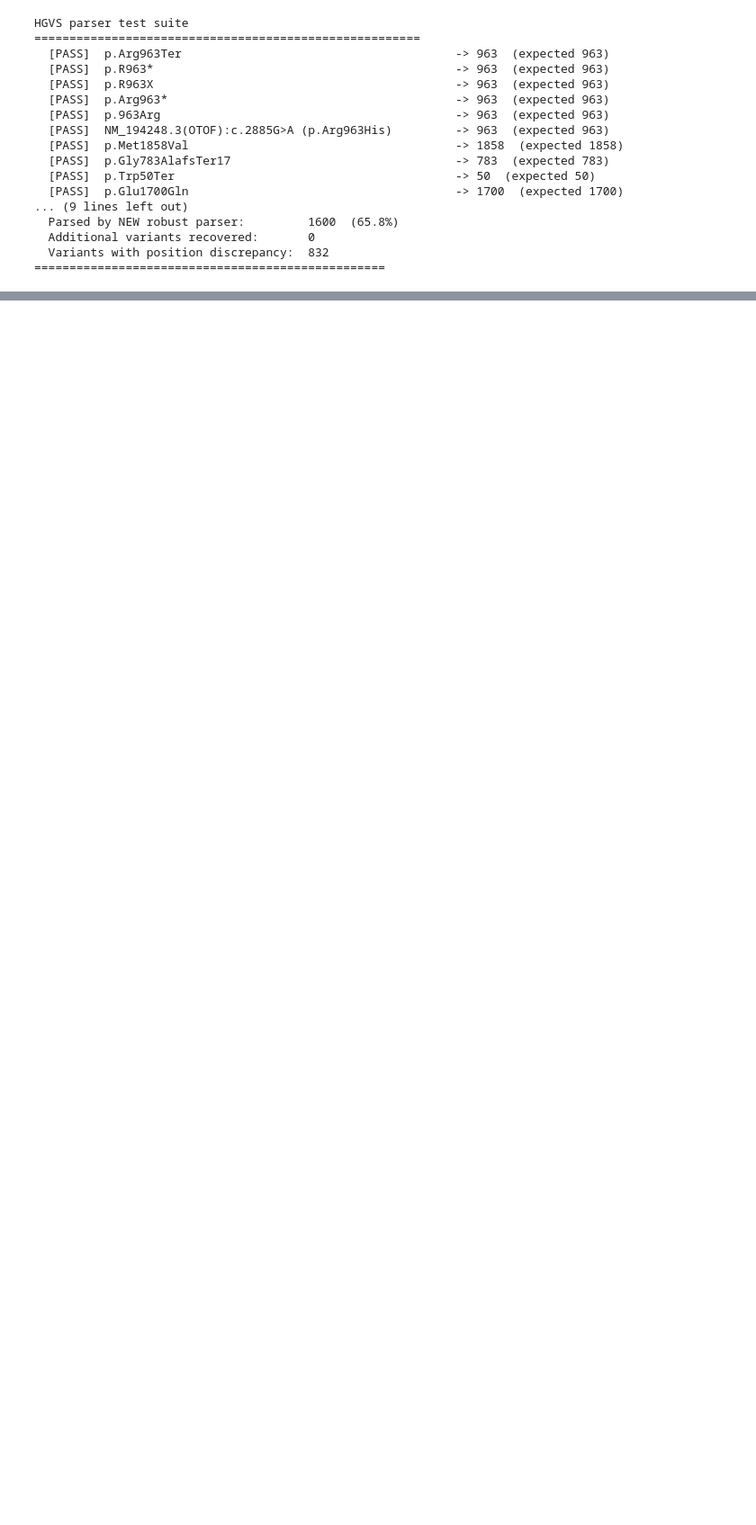
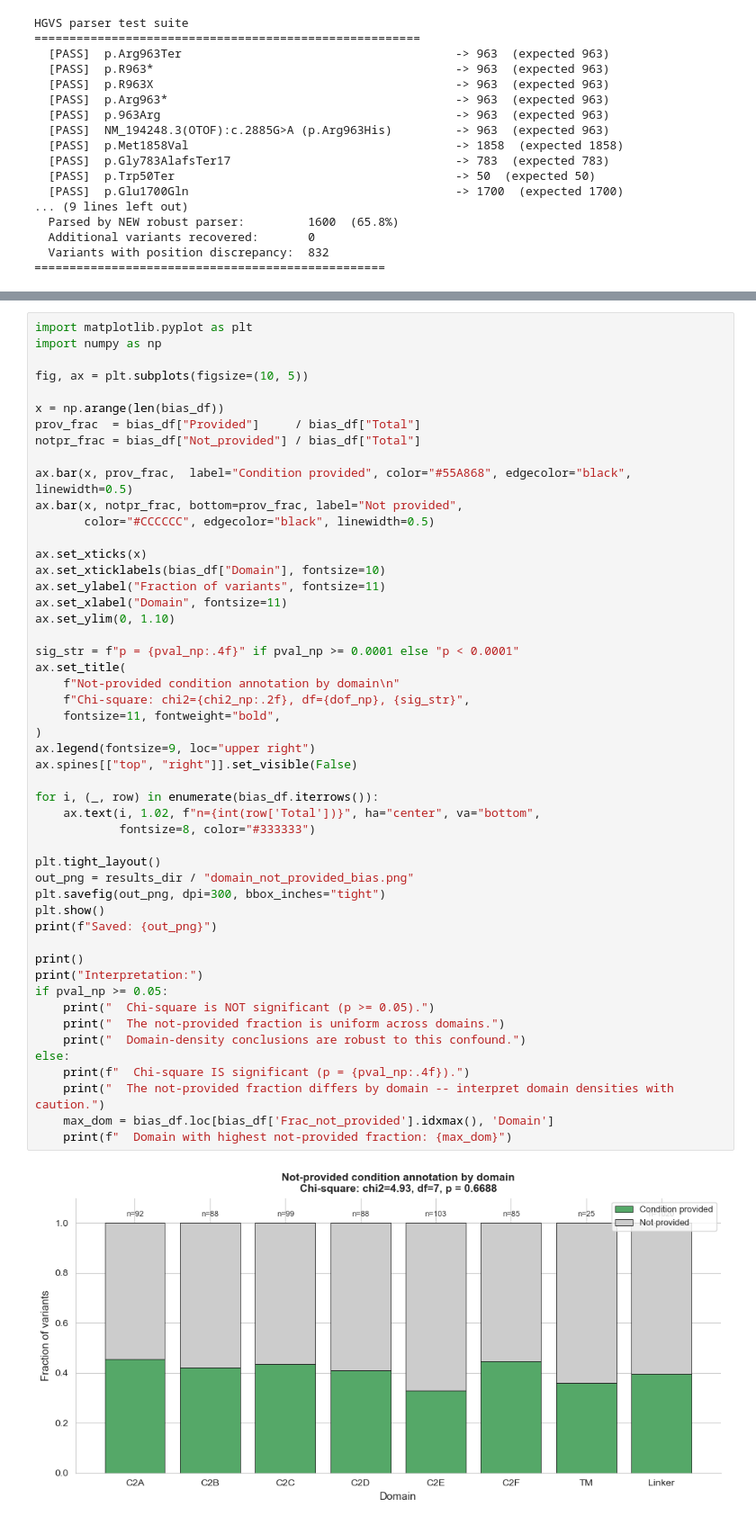
Before and after one commit to matteopira/otof-variants-integrated-analysis, a Jupyter notebook: notebooks/03-domain-mapping.ipynb, the cells around one changed output, grey strips where cells are left out. Shown at 90% size. Cells and saved outputs as stored; diff of their text form; blank space fills up the shorter version.

```diff
--- a/notebooks/03-domain-mapping.ipynb
+++ b/notebooks/03-domain-mapping.ipynb
@@ -756,0 +1177,52 @@ HGVS parser test suite
+# %%
+import matplotlib.pyplot as plt
+import numpy as np
+
+fig, ax = plt.subplots(figsize=(10, 5))
+
+x = np.arange(len(bias_df))
+prov_frac  = bias_df["Provided"]     / bias_df["Total"]
+notpr_frac = bias_df["Not_provided"] / bias_df["Total"]
+
+ax.bar(x, prov_frac,  label="Condition provided", color="#55A868", edgecolor="black", linewidth=0.5)
+ax.bar(x, notpr_frac, bottom=prov_frac, label="Not provided",
+       color="#CCCCCC", edgecolor="black", linewidth=0.5)
+
+ax.set_xticks(x)
+ax.set_xticklabels(bias_df["Domain"], fontsize=10)
+ax.set_ylabel("Fraction of variants", fontsize=11)
+ax.set_xlabel("Domain", fontsize=11)
+ax.set_ylim(0, 1.10)
+
+sig_str = f"p = {pval_np:.4f}" if pval_np >= 0.0001 else "p < 0.0001"
+ax.set_title(
+    f"Not-provided condition annotation by domain\n"
+    f"Chi-square: chi2={chi2_np:.2f}, df={dof_np}, {sig_str}",
+    fontsize=11, fontweight="bold",
+)
+ax.legend(fontsize=9, loc="upper right")
+ax.spines[["top", "right"]].set_visible(False)
+
+for i, (_, row) in enumerate(bias_df.iterrows()):
+    ax.text(i, 1.02, f"n={int(row['Total'])}", ha="center", va="bottom",
+            fontsize=8, color="#333333")
+
+plt.tight_layout()
+out_png = results_dir / "domain_not_provided_bias.png"
+plt.savefig(out_png, dpi=300, bbox_inches="tight")
+plt.show()
+print(f"Saved: {out_png}")
+
+print()
+print("Interpretation:")
+if pval_np >= 0.05:
+    print("  Chi-square is NOT significant (p >= 0.05).")
+    print("  The not-provided fraction is uniform across domains.")
+    print("  Domain-density conclusions are robust to this confound.")
+else:
+    print(f"  Chi-square IS significant (p = {pval_np:.4f}).")
+    print("  The not-provided fraction differs by domain -- interpret domain densities with caution.")
+    max_dom = bias_df.loc[bias_df['Frac_not_provided'].idxmax(), 'Domain']
+    print(f"  Domain with highest not-provided fraction: {max_dom}")
+# %% [output]
+[figure, added]
```
Also changed, not shown: parts of 19 cells of this notebook, 10 other files.
